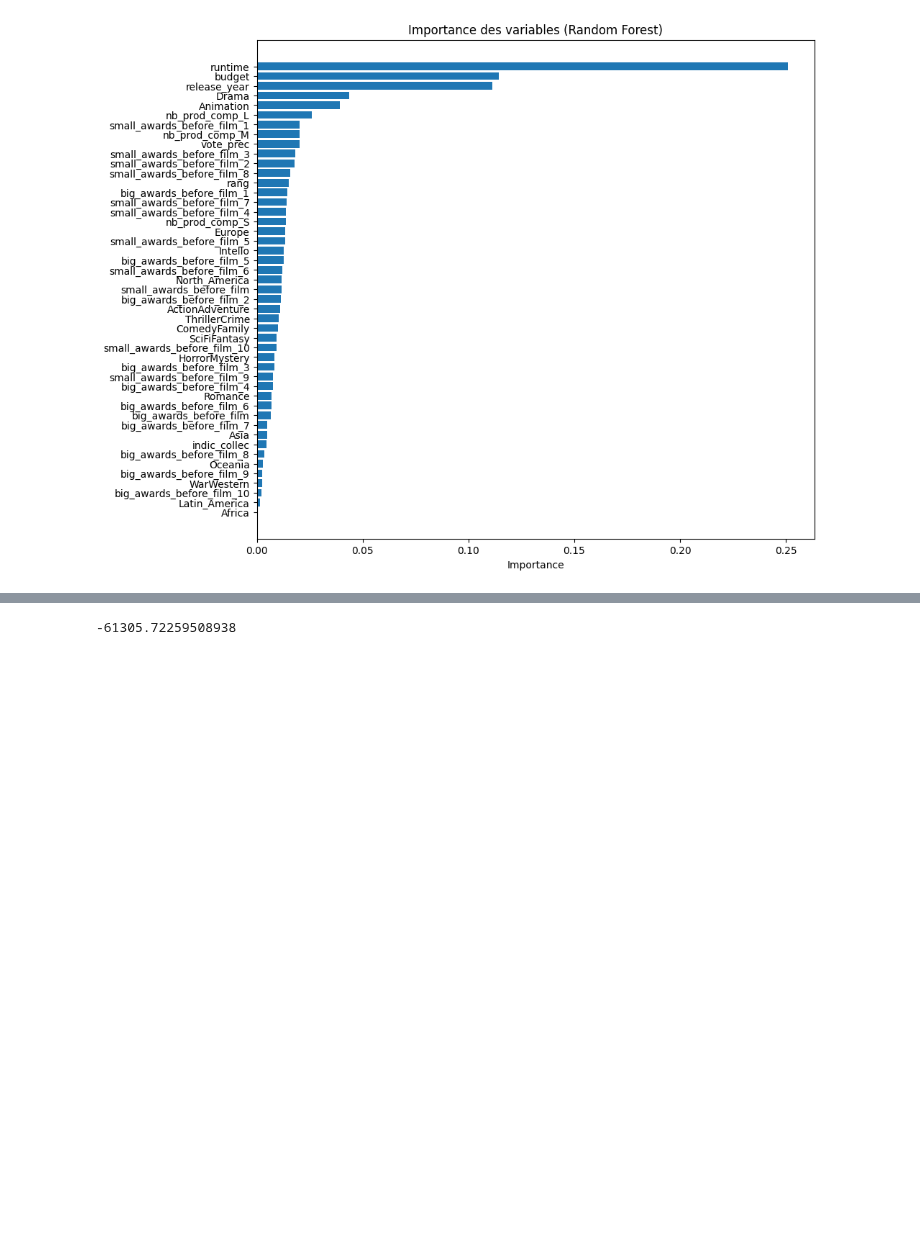
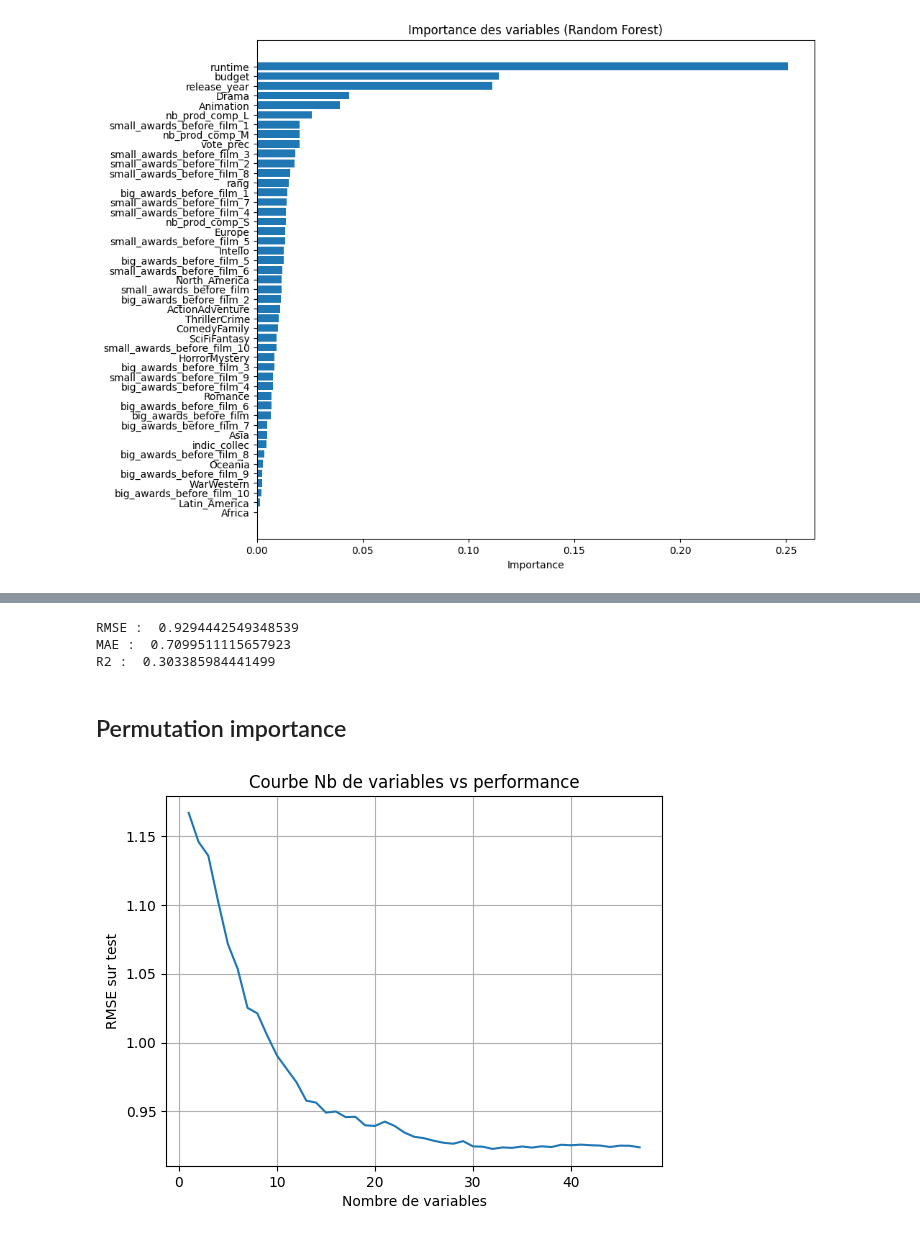
Before and after one commit to mlepennec-ensae/formation_cepe, a Jupyter notebook: Projet/modeles_projet copy.ipynb, the cells around one changed output, grey strips where cells are left out. Cells and saved outputs as stored; diff of their text form; code cells hidden in the pictures; blank space fills up the shorter version.

```diff
--- a/Projet/modeles_projet copy.ipynb
+++ b/Projet/modeles_projet copy.ipynb
@@ -99,5 +107,5 @@ R2 :  -0.21234046111835525
 # %%
 rf = RandomForestRegressor(random_state=42)
-rf.fit(X_train_scaled, y_train, sample_weight=np.array(weights_train)[:, 0])
+rf.fit(X_train_scaled, y_train, sample_weight=weights_train)
 y_predict = rf.predict(X_test_scaled)
 # %%
@@ -169,2 +175,6 @@ R2 :  -0.21137613574060343
 # %%
 selection_variables=list(feature_importances.iloc[:-10,0])
+
+rf = RandomForestRegressor(random_state=42)
+rf.fit(X_train_scaled[selection_variables], y_train, sample_weight=np.array(weights_train)[:, 0])
+y_predict = rf.predict(X_test_scaled[selection_variables])
@@ -261,6 +181,50 @@ final_model = sm.WLS(y_train, sm.add_constant(X_train_scaled[selected_vars])).fi
-# %%
-y_pred = final_model.predict(sm.add_constant(X_test[selected_vars]))
-# %%
-r2_score(y_test, y_pred)
-# %% [output]
--61305.72259508938
+# %%
+print('RMSE : ',root_mean_squared_error(y_test, y_predict))
+print('MAE : ',mean_absolute_error(y_test, y_predict))
+print('R2 : ', r2_score(y_test, y_predict))
+# %% [output]
+RMSE :  0.9294442549348539
+MAE :  0.7099511115657923
+R2 :  0.303385984441499
+# %% [markdown]
+## Permutation importance
+# %%
+from sklearn.inspection import permutation_importance
+
+model = RandomForestRegressor(random_state=42)
+model.fit(X_train_scaled, y_train, sample_weight=np.array(weights_train)[:, 0])
+
+perm = permutation_importance(model, X_train_scaled, y_train, n_repeats=10, random_state=42)
+importances = pd.Series(perm.importances_mean, index=X_train.columns)
+ranking = importances.sort_values(ascending=False)
+# %%
+scores = []
+features_ordered = ranking.index.tolist()
+
+for k in range(1, len(features_ordered)+1):
+    selected_features = features_ordered[:k]
+
+    # Subset des données
+    X_train_k = X_train_scaled[selected_features]
+    X_test_k  = X_test_scaled[selected_features]
+
+    # Entraîner un nouveau modèle
+    model_k = model.__class__(**model.get_params())  # clone du modèle
+    model_k.fit(X_train_k, y_train, sample_weight=np.array(weights_train)[:, 0])
+
+    # Performance
+    y_pred = model_k.predict(X_test_k)
+    score = root_mean_squared_error(y_test, y_pred)
+
+    scores.append(score)
+
+import matplotlib.pyplot as plt
+
+plt.plot(range(1, len(scores)+1), scores)
+plt.xlabel("Nombre de variables")
+plt.ylabel("RMSE sur test")
+plt.title("Courbe Nb de variables vs performance")
+plt.grid(True)
+plt.show()
+# %% [output]
+[figure, added]
```
Also changed, not shown: parts of 22 cells of this notebook.
